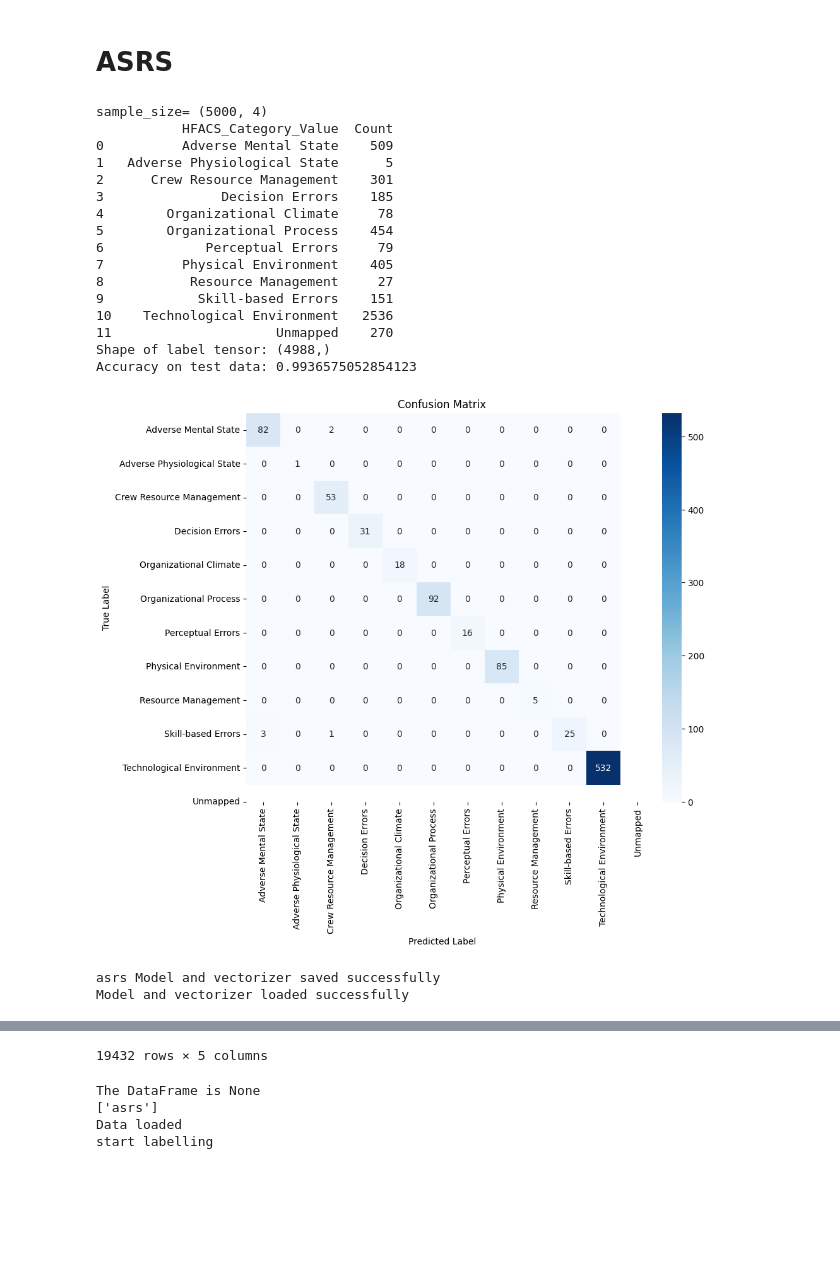
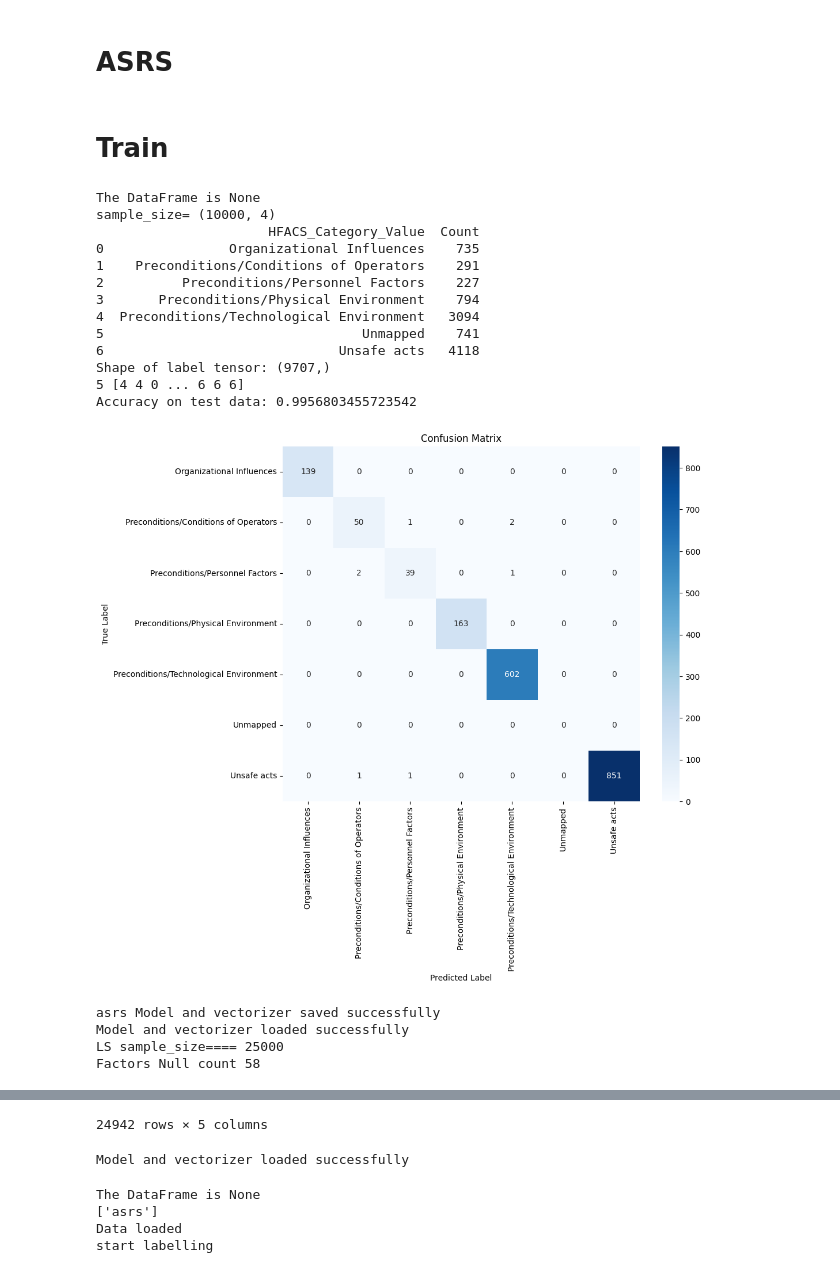
Before and after one commit to lasalasa/ASTAPM_Model, a Jupyter notebook: notebooks/notebook_main.ipynb, the cells around one changed output, grey strips where cells are left out. Saved outputs shown, nothing was run; the diff lists cells and outputs as text; code cells hidden in the pictures; blank space fills up the shorter version.

```diff
--- a/notebooks/notebook_main.ipynb
+++ b/notebooks/notebook_main.ipynb
@@ -53,40 +50,45 @@ To enable the following instructions: AVX2 FMA, in other operations, rebuild Ten
 %run notebook_model_lstm_.ipynb
 # %% [markdown]
 # ASRS
+# %% [markdown]
+# Train
 # %%
 # 01. Get Data
 asrs_df = CoreUtils.get_data('asrs')
 
+options={
+    "is_merge_taxonomy": True
+}
+
 # 02. Label Spreading
-asrs_modelLS = ModelLS('asrs', 5000)
+asrs_modelLS = ModelLS(None, 'asrs', 10000, options=options)
 asrs_modelLS.train()
 
 # 03. Apply it new data get predicting label
-asrs_predicted_data = asrs_modelLS.predict(asrs_df, 25000)
+asrs_predicted_data = ModelLS.predict(asrs_df, 'asrs', 1, 25000)
 
 # model_data = labeled_data[labeled_data['HFACS_Category_Value_Predict'] != 'Unmapped'].copy()
 
 # 05. Show Label distribution
 # show_label(asrs_predicted_data, 'HFACS_Category_Value_Predict')
 asrs_predicted_data
 # %% [output]
-sample_size= (5000, 4)
-           HFACS_Category_Value  Count
-0          Adverse Mental State    509
-1   Adverse Physiological State      5
-2      Crew Resource Management    301
-3               Decision Errors    185
-4        Organizational Climate     78
-5        Organizational Process    454
-6             Perceptual Errors     79
-7          Physical Environment    405
-8           Resource Management     27
-9            Skill-based Errors    151
-10    Technological Environment   2536
-11                     Unmapped    270
-Shape of label tensor: (4988,)
-Accuracy on test data: 0.9936575052854123
+The DataFrame is None
+sample_size= (10000, 4)
+                      HFACS_Category_Value  Count
+0                Organizational Influences    735
+1    Preconditions/Conditions of Operators    291
+2          Preconditions/Personnel Factors    227
+3       Preconditions/Physical Environment    794
+4  Preconditions/Technological Environment   3094
+5                                 Unmapped    741
+6                              Unsafe acts   4118
+Shape of label tensor: (9707,)
+5 [4 4 0 ... 6 6 6]
+Accuracy on test data: 0.9956803455723542
-[figure, old version]
+[figure, new version]
 asrs Model and vectorizer saved successfully
 Model and vectorizer loaded successfully
+LS sample_size==== 25000
+Factors Null count 58
 |  | event_id | finding_description | narrative_01 | narrative_02 | HFACS_Category_Value_Predict |
@@ -104,4 +106,8 @@ Model and vectorizer loaded successfully
-19432 rows × 5 columns
+24942 rows × 5 columns
+# %%
+asrs_predicted_data = ModelLS.predict(asrs_df, 'asrs', 3, 25000)
+# %% [output]
+Model and vectorizer loaded successfully
 # %%
 asrs_lstm_Model = LSTMModel(None, ds_name='asrs', sample_size=500)
 asrs_lstm_Model.train()
```
Also changed, not shown: parts of 5 cells of this notebook, 19 other files.
